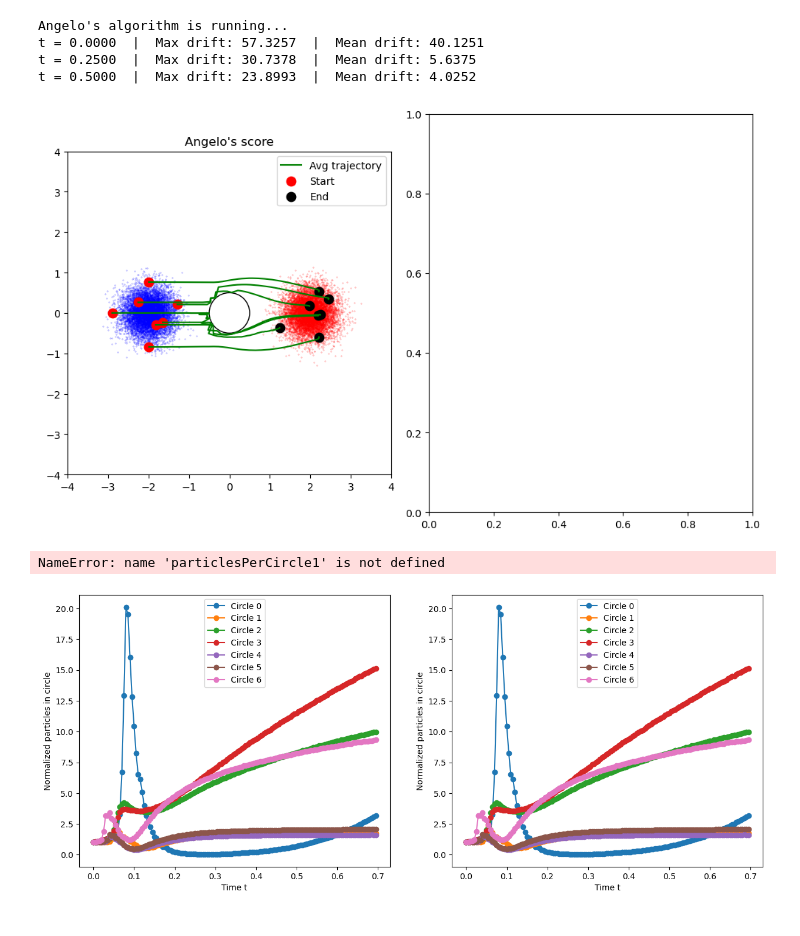
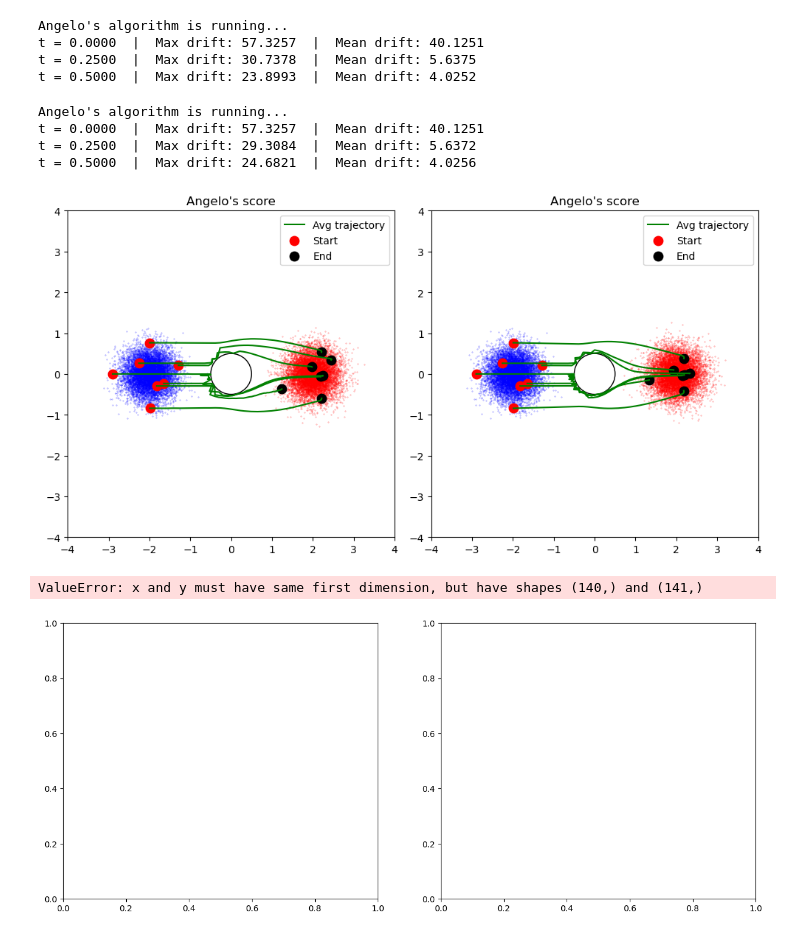
Before and after one commit to KlaasWillems/MLSPointSetRegistration, a Jupyter notebook: python/simulations/GaussianAcrossCylinder/GaussianAcrossCylinder.ipynb, the cells around one changed output. Drawn from its saved outputs; the diff is of its cells as text; code cells hidden in the pictures.

Commit message:
Finalized plots for paper

```diff
--- a/python/simulations/GaussianAcrossCylinder/GaussianAcrossCylinder.ipynb
+++ b/python/simulations/GaussianAcrossCylinder/GaussianAcrossCylinder.ipynb
@@ -96,3 +94,8 @@ scipy.io.savemat("data/gaussianAdvectionDiffusionData.mat", {"avg_paths": avg_pa
 # %%
-# simParams.score = 'KlaasScore'
-# final_positions1, avg_paths1, particlesPerCircle1 = doSimulation(positions1, small_region_centers1, simParams, device)
+simParams.variableRadius = True
+final_positions1, avg_paths1, particlesPerCircle1 = doSimulation(positions1, small_region_centers1, simParams, device)
+# %% [output]
+Angelo's algorithm is running...
+t = 0.0000  |  Max drift: 57.3257  |  Mean drift: 40.1251
+t = 0.2500  |  Max drift: 29.3084  |  Mean drift: 5.6372
+t = 0.5000  |  Max drift: 24.6821  |  Mean drift: 4.0256
@@ -101,44 +106,42 @@ scipy.io.savemat("data/gaussianAdvectionDiffusionData.mat", {"avg_paths": avg_pa
 # %%
 fig, axes = plt.subplots(1, 2, figsize=(10, 6))
 
 # Trajectory
 axes[0].scatter(final_positions2[:10000,0], final_positions2[:10000,1], s=0.1, alpha=0.5, color='red')
 axes[0].scatter(initial_positions[:10000,0], initial_positions[:10000:,1], s=0.1, alpha=0.5, color='blue')
 for center in range(small_region_centers.shape[0]):
     axes[0].plot(avg_paths2[:, center, 0], avg_paths2[:, center, 1], 'g-', lw=1.5, label='Avg trajectory' if center == 0 else None)
     axes[0].scatter(avg_paths2[0, center, 0], avg_paths2[0, center, 1], color='red', s=80, label='Start'  if center == 0 else None)
     axes[0].scatter(avg_paths2[-1, center, 0], avg_paths2[-1, center, 1], color='black', s=80, label='End'  if center == 0 else None)
 axes[0].add_patch(plt.Circle((0,0), R, color='black', fill=False))
 axes[0].set_title("Angelo's score")
 axes[0].legend()
 axes[0].set_aspect('equal', adjustable='box')
 axes[0].set_xlim(-4., 4.)
 axes[0].set_ylim(-4., 4.)
 
 # Trajectory
-# axes[1].scatter(final_positions1[:10000,0], final_positions1[:10000,1], s=0.1, alpha=0.5, color='red')
-# axes[1].scatter(initial_positions[:10000,0], initial_positions[:10000:,1], s=0.1, alpha=0.5, color='blue')
-# for center in range(small_region_centers.shape[0]):
-#     axes[1].plot(avg_paths1[:, center, 0], avg_paths1[:, center, 1], 'g-', lw=1.5, label='Avg trajectory' if center == 0 else None)
-#     axes[1].scatter(avg_paths1[0, center, 0], avg_paths1[0, center, 1], color='red', s=80, label='Start'  if center == 0 else None)
-#     axes[1].scatter(avg_paths1[-1, center, 0], avg_paths1[-1, center, 1], color='black', s=80, label='End'  if center == 0 else None)
-# axes[1].add_patch(plt.Circle((0,0), R, color='black', fill=False))
-# axes[1].set_title("Klaas' score")
-# axes[1].legend()
-# axes[1].set_aspect('equal', adjustable='box')
-# axes[1].set_xlim(-4., 4.)
-# axes[1].set_ylim(-4., 4.)
+axes[1].scatter(final_positions1[:10000,0], final_positions1[:10000,1], s=0.1, alpha=0.5, color='red')
+axes[1].scatter(initial_positions[:10000,0], initial_positions[:10000:,1], s=0.1, alpha=0.5, color='blue')
+for center in range(small_region_centers.shape[0]):
+    axes[1].plot(avg_paths1[:, center, 0], avg_paths1[:, center, 1], 'g-', lw=1.5, label='Avg trajectory' if center == 0 else None)
+    axes[1].scatter(avg_paths1[0, center, 0], avg_paths1[0, center, 1], color='red', s=80, label='Start'  if center == 0 else None)
+    axes[1].scatter(avg_paths1[-1, center, 0], avg_paths1[-1, center, 1], color='black', s=80, label='End'  if center == 0 else None)
+axes[1].add_patch(plt.Circle((0,0), R, color='black', fill=False))
+axes[1].set_title("Angelo's score")
+axes[1].legend()
+axes[1].set_aspect('equal', adjustable='box')
+axes[1].set_xlim(-4., 4.)
+axes[1].set_ylim(-4., 4.)
 
 plt.savefig("GaussianAcrossCylinderStochasticMethod.pdf")
 plt.tight_layout()
 plt.show()
 # %% [output]
-[figure, old version]
+[figure, new version]
 # %%
 particlesPerCircleNormalized1 = particlesPerCircle1 / particlesPerCircle1[0, :]
 particlesPerCircleNormalized2 = particlesPerCircle2 / particlesPerCircle2[0, :]
-# %% [output]
-NameError: name 'particlesPerCircle1' is not defined
 # %%
 fig, axes = plt.subplots(1, 2, figsize=(15, 6))
 
@@ -169,4 +172,5 @@ axes[1].set_ylabel('Normalized particles in circle')
 
 plt.show()
 # %% [output]
+ValueError: x and y must have same first dimension, but have shapes (140,) and (141,)
-[figure, old version]
+[figure, new version]
```
Also changed, not shown: parts of 2 cells of this notebook, 3 other files.
